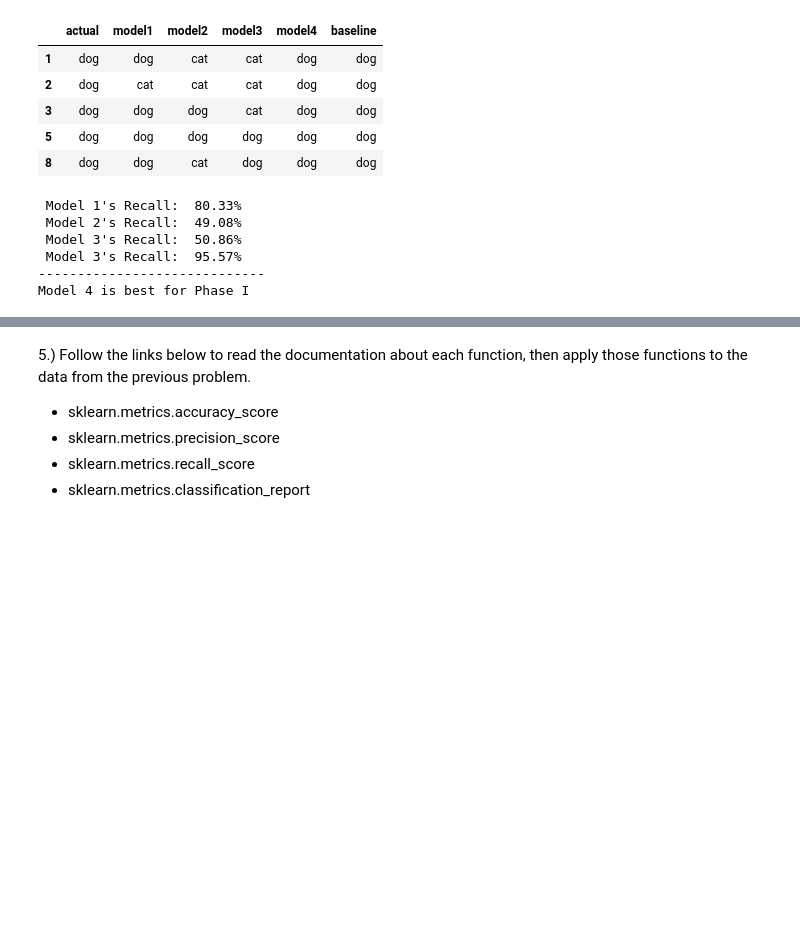
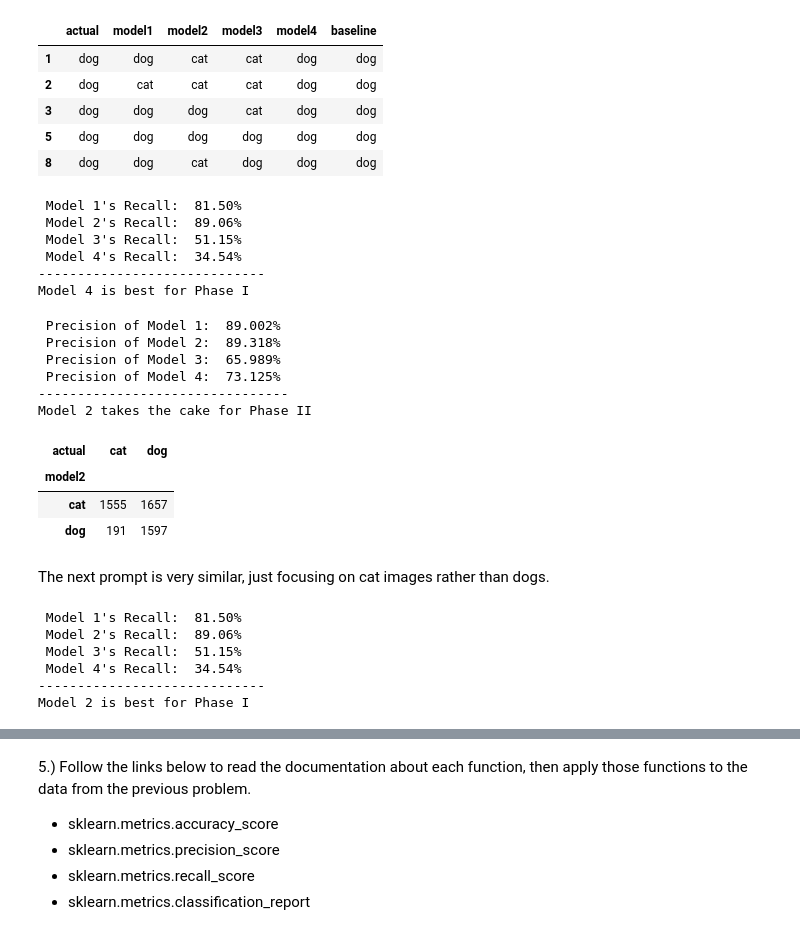
Before and after one commit to nicholas-dougherty/classification-exercises, a Jupyter notebook: model_evaluation.ipynb, the cells around one changed output, grey strips where cells are left out. Saved outputs shown, nothing was run; the diff lists cells and outputs as text; code cells hidden in the pictures; blank space fills up the shorter version.

```diff
--- a/model_evaluation.ipynb
+++ b/model_evaluation.ipynb
@@ -290,13 +290,13 @@ model3_recall = (subset.actual == subset.model3).mean()
 print(f" Model 3's Recall: {model3_recall: .2%}")
 
 model4_recall = (subset.actual == subset.model4).mean()
-print(f" Model 3's Recall: {model4_recall: .2%}")
+print(f" Model 4's Recall: {model4_recall: .2%}")
 print('-----------------------------')
 print("Model 4 is best for Phase I")
 # %% [output]
- Model 1's Recall:  80.33%
- Model 2's Recall:  49.08%
- Model 3's Recall:  50.86%
- Model 3's Recall:  95.57%
+ Model 1's Recall:  81.50%
+ Model 2's Recall:  89.06%
+ Model 3's Recall:  51.15%
+ Model 4's Recall:  34.54%
 -----------------------------
 Model 4 is best for Phase I
@@ -302,0 +305,55 @@ Model 4 is best for Phase I
+# %%
+s1 = paws[paws.model1 == 'dog']
+s2 = paws[paws.model2 == 'dog']
+s3 = paws[paws.model3 == 'dog']
+s4 = paws[paws.model4 == 'dog']
+# %%
+m1 = (s1.actual == s1.model1).mean()
+m2 = (s2.actual == s2.model2).mean()
+m3 = (s3.actual == s3.model3).mean()
+m4 = (s4.actual == s4.model4).mean()
+
+print(f" Precision of Model 1: {m1: .3%}")
+print(f" Precision of Model 2: {m2: .3%}")
+print(f" Precision of Model 3: {m3: .3%}")
+print(f" Precision of Model 4: {m4: .3%}")
+print('--------------------------------')
+print('Model 2 takes the cake for Phase II')
+pd.crosstab(paws.model2, paws.actual)
+# %% [output]
+ Precision of Model 1:  89.002%
+ Precision of Model 2:  89.318%
+ Precision of Model 3:  65.989%
+ Precision of Model 4:  73.125%
+--------------------------------
+Model 2 takes the cake for Phase II
+| actual | cat | dog |
+| model2 |  |  |
+| cat | 1555 | 1657 |
+| dog | 191 | 1597 |
+# %% [markdown]
+The next prompt is very similar, just focusing on cat images rather than dogs.
+# %%
+subset = paws[paws.actual == 'cat']
+
+# calculate Recall
+model1_recall = (subset.actual == subset.model1).mean()
+print(f" Model 1's Recall: {model1_recall: .2%}")
+
+model2_recall = (subset.actual == subset.model2).mean()
+print(f" Model 2's Recall: {model2_recall: .2%}")
+
+model3_recall = (subset.actual == subset.model3).mean()
+print(f" Model 3's Recall: {model3_recall: .2%}")
+
+model4_recall = (subset.actual == subset.model4).mean()
+print(f" Model 4's Recall: {model4_recall: .2%}")
+print('-----------------------------')
+print("Model 2 is best for Phase I")
+# %% [output]
+ Model 1's Recall:  81.50%
+ Model 2's Recall:  89.06%
+ Model 3's Recall:  51.15%
+ Model 4's Recall:  34.54%
+-----------------------------
+Model 2 is best for Phase I
```
Also changed, not shown: parts of 4 cells of this notebook.
